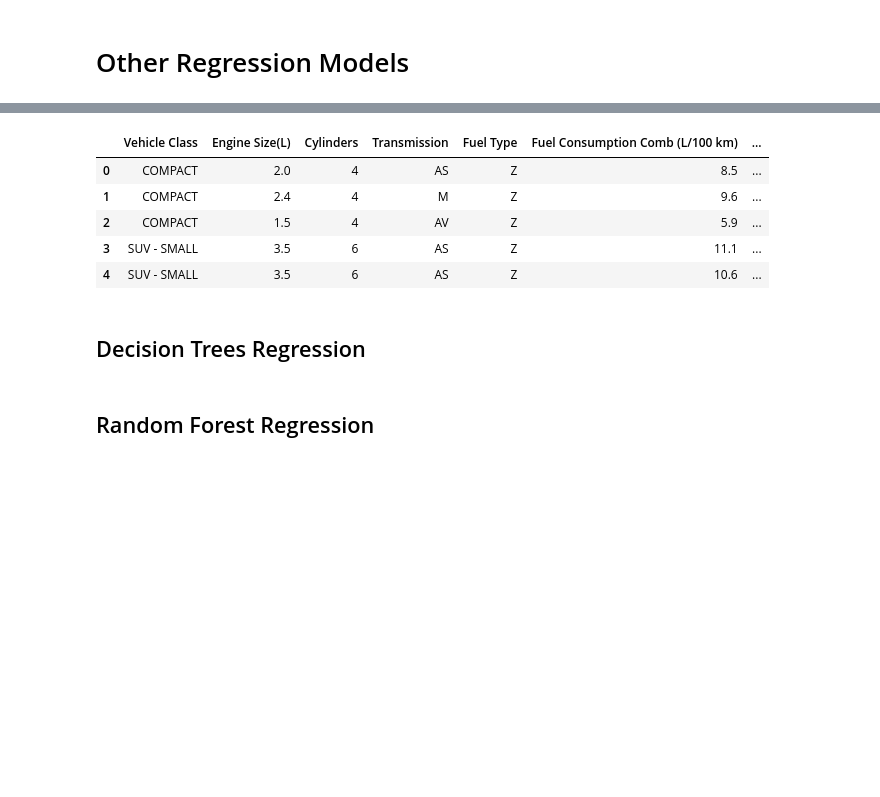
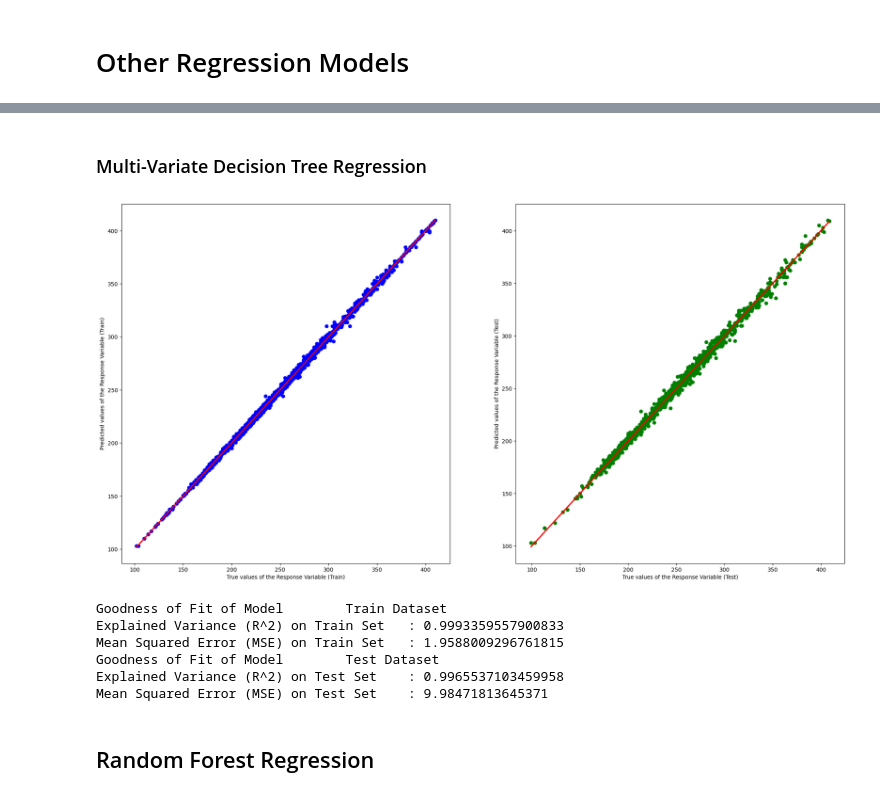
Before and after one commit to imaracoonwelp/SC1015-Project, a Jupyter notebook: Other Regression Models.ipynb, the cells around one changed output, grey strips where cells are left out. Saved outputs shown, nothing was run; the diff lists cells and outputs as text; code cells hidden in the pictures; blank space fills up the shorter version.

```diff
--- a/Other Regression Models.ipynb
+++ b/Other Regression Models.ipynb
@@ -11,9 +14,11 @@ explain why do not need to do one-hot encoding and hence we will used the origin
 # %%
-# Import the cleaned dataset with no outliers
-df = pd.read_csv('CO2 Emissions_Canada_cleaned_removed_outliers.csv')
+# Import the cleaned dataset with no outliers and encoded
+df = pd.read_csv('CO2 Emissions_Canada_cleaned_removed_outliers_encoded.csv')
 df.drop(df.columns[0], axis=1, inplace=True)
 
 print("Data type : ", type(df))
 print("Data dims : ", df.shape)
+
+df.head()
 # %% [output]
 Data type :  <class 'pandas.core.frame.DataFrame'>
@@ -36,19 +53,56 @@ We will solely utilize the "Fuel Consumption Comb" column because it represents
-# %%
-# Create a copy of the dataset
-df2 = df.copy()
-
-# Drop Make and Model columns
-df2.drop(['Make', 'Model', 'Fuel Consumption Hwy (L/100 km)', 'Fuel Consumption City (L/100 km)'], axis=1, inplace=True)
-
-df2.head()
-# %% [output]
-|  | Vehicle Class | Engine Size(L) | Cylinders | Transmission | Fuel Type | Fuel Consumption Comb (L/100 km) | ... |
-| 0 | COMPACT | 2.0 | 4 | AS | Z | 8.5 | ... |
-| 1 | COMPACT | 2.4 | 4 | M | Z | 9.6 | ... |
-| 2 | COMPACT | 1.5 | 4 | AV | Z | 5.9 | ... |
-| 3 | SUV - SMALL | 3.5 | 6 | AS | Z | 11.1 | ... |
-| 4 | SUV - SMALL | 3.5 | 6 | AS | Z | 10.6 | ... |
-# %% [markdown]
-## Decision Trees Regression
+# %% [markdown]
+### Multi-Variate Decision Tree Regression
+# %%
+# Import important functions
+from sklearn.linear_model import LinearRegression
+from sklearn.model_selection import train_test_split
+from sklearn.tree import DecisionTreeRegressor
+
+# Extract Response and Predictors
+X = df.drop(columns=['CO2 Emissions(g/km)'])
+Y = df['CO2 Emissions(g/km)']
+# Split the Dataset into random Train and Test
+X_train, X_test, y_train, y_test = train_test_split(X, Y, test_size = 0.25)
+
+#DecisionTreeRegression
+regress = DecisionTreeRegressor()
+regress.fit(X_train, y_train)
+
+#Plot
+y_train_pred = regress.predict(X_train)
+y_test_pred = regress.predict(X_test)
+
+# Plot the Predictions vs the True values
+f, axes = plt.subplots(1, 2, figsize=(24, 12))
+axes[0].scatter(y_train, y_train_pred, color = "blue")
+axes[0].plot(y_train, y_train, 'r-', linewidth = 2)
+axes[0].set_xlabel("True values of the Response Variable (Train)")
+axes[0].set_ylabel("Predicted values of the Response Variable (Train)")
+axes[1].scatter(y_test, y_test_pred, color = "green")
+axes[1].plot(y_test, y_test, 'r-', linewidth = 2)
+axes[1].set_xlabel("True values of the Response Variable (Test)")
+axes[1].set_ylabel("Predicted values of the Response Variable (Test)")
+plt.show()
+
+
+#Goodness of fit
+from sklearn.metrics import r2_score
+# Check the Goodness of Fit (on Train Data)
+print("Goodness of Fit of Model \tTrain Dataset")
+print("Explained Variance (R^2) on Train Set \t:", regress.score(X_train, y_train))
+print("Mean Squared Error (MSE) on Train Set \t:", mean_squared_error(y_train, y_train_pred))
+
+# Check the Goodness of Fit (on Test Data)
+print("Goodness of Fit of Model \tTest Dataset")
+print("Explained Variance (R^2) on Test Set \t:", regress.score(X_test, y_test))
+print("Mean Squared Error (MSE) on Test Set \t:", mean_squared_error(y_test, y_test_pred))
+# %% [output]
+[figure, added]
+Goodness of Fit of Model        Train Dataset
+Explained Variance (R^2) on Train Set   : 0.9993359557900833
+Mean Squared Error (MSE) on Train Set   : 1.9588009296761815
+Goodness of Fit of Model        Test Dataset
+Explained Variance (R^2) on Test Set    : 0.9965537103459958
+Mean Squared Error (MSE) on Test Set    : 9.98471813645371
 # %% [markdown]
 ## Random Forest Regression
```
Also changed, not shown: parts of 7 cells of this notebook.
